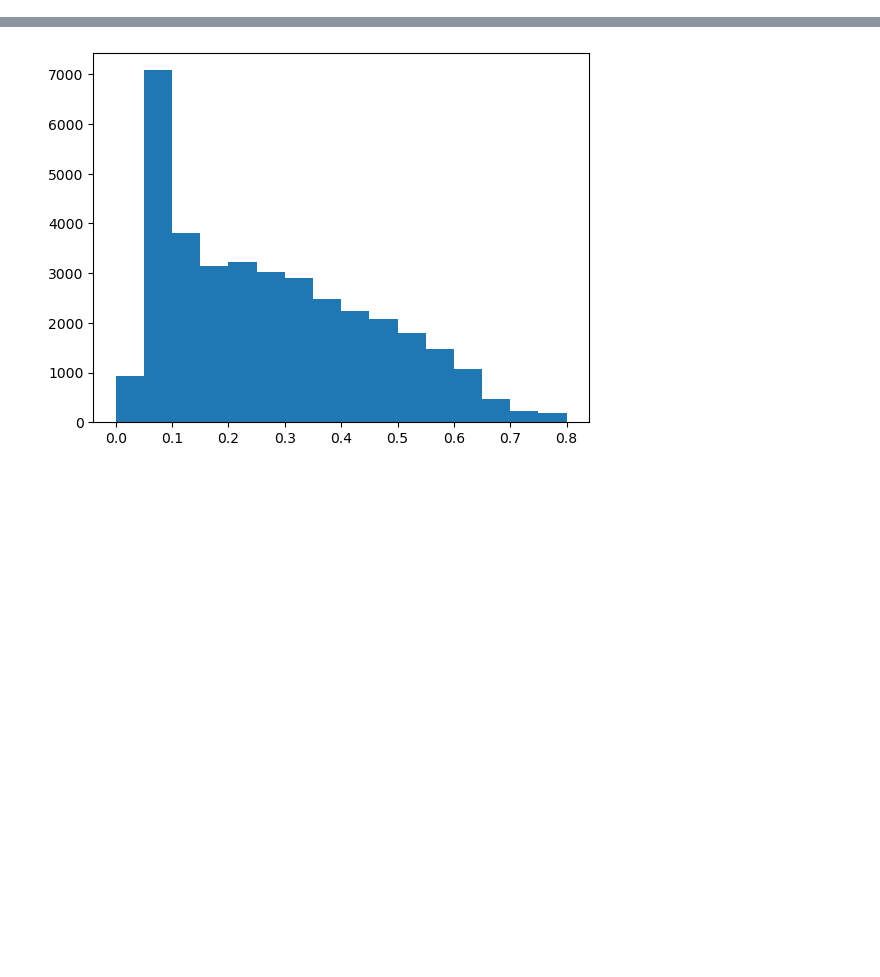
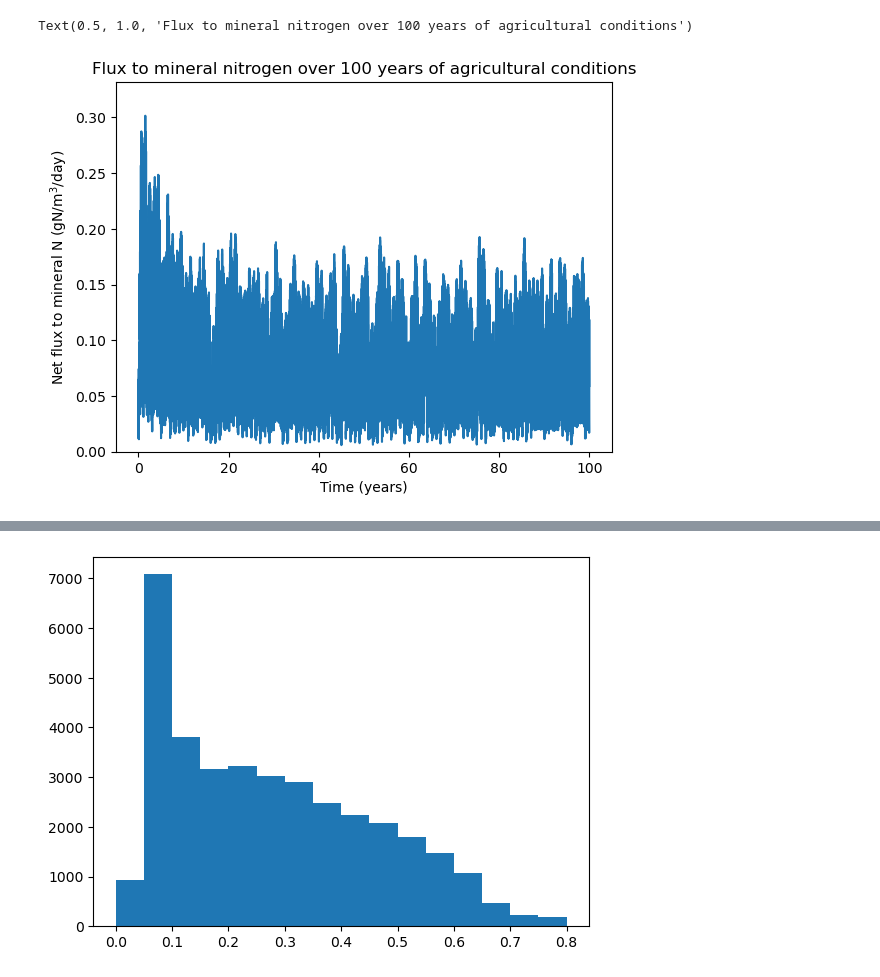
Before and after one commit to ryegleason/Optimal-Crop-Control, a Jupyter notebook: PorporatoCharacterization.ipynb, the cells around one changed output, grey strips where cells are left out. Saved outputs shown, nothing was run; the diff lists cells and outputs as text; code cells hidden in the pictures; blank space fills up the shorter version.

```diff
--- a/PorporatoCharacterization.ipynb
+++ b/PorporatoCharacterization.ipynb
@@ -54,0 +90,11 @@ Text(0.5, 1.0, 'Flux to mineral nitrogen')
+# %%
+# For supplement: what's important is that this is always positive, which is proof that \varphi = 1 for all time
+plt.figure()
+plt.plot(x, net_flux_to_mineral_nitrogen_gN_per_m3_per_day)
+plt.ylim(0, net_flux_to_mineral_nitrogen_gN_per_m3_per_day.max() * 1.1)
+plt.xlabel("Time (years)")
+plt.ylabel("Net flux to mineral N (gN/m$^3$/day)")
+plt.title("Flux to mineral nitrogen over 100 years of agricultural conditions")
+# %% [output]
+Text(0.5, 1.0, 'Flux to mineral nitrogen over 100 years of agricultural conditions')
+[figure, added]
```
Also changed, not shown: parts of 9 cells of this notebook, 6 other files.
